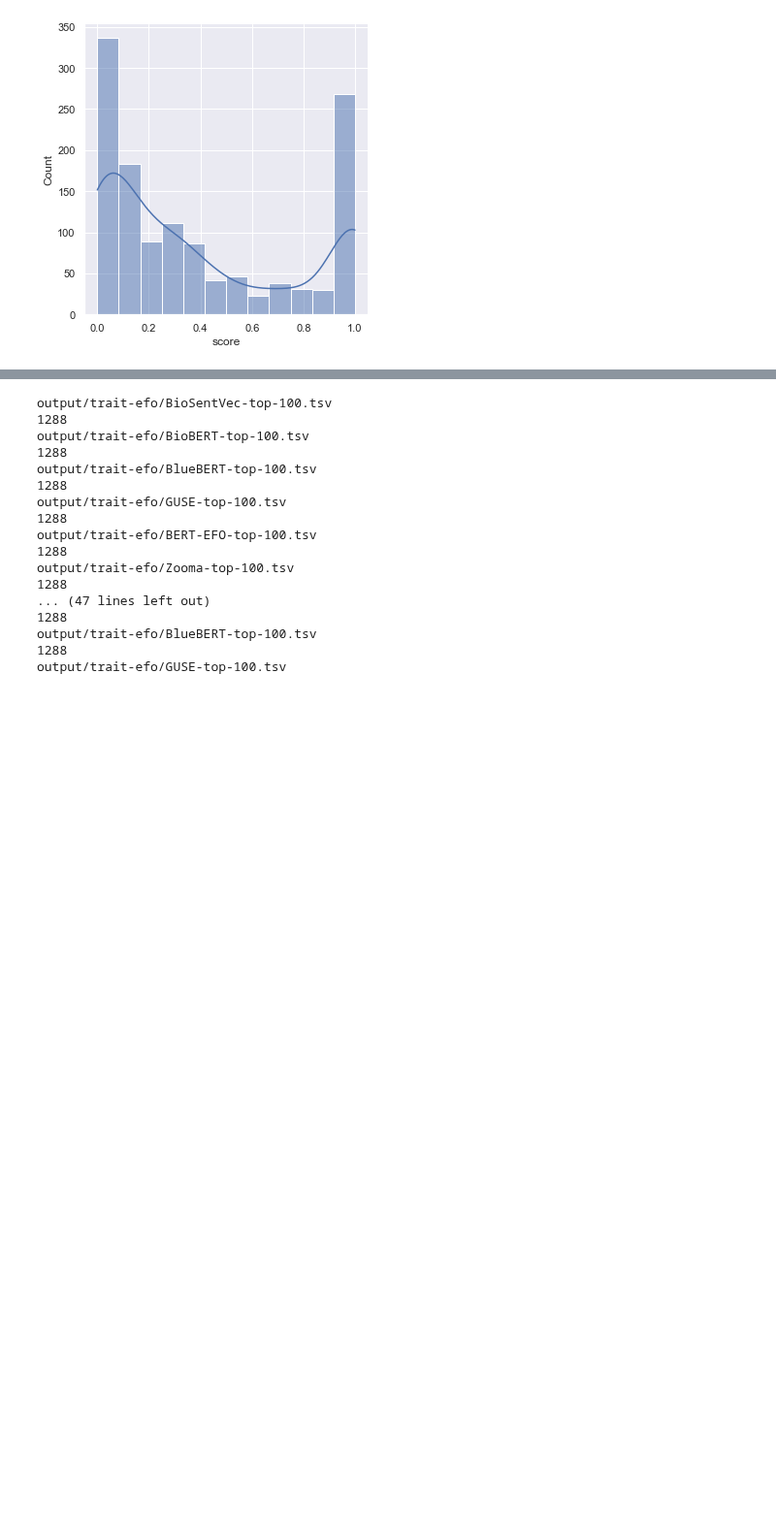
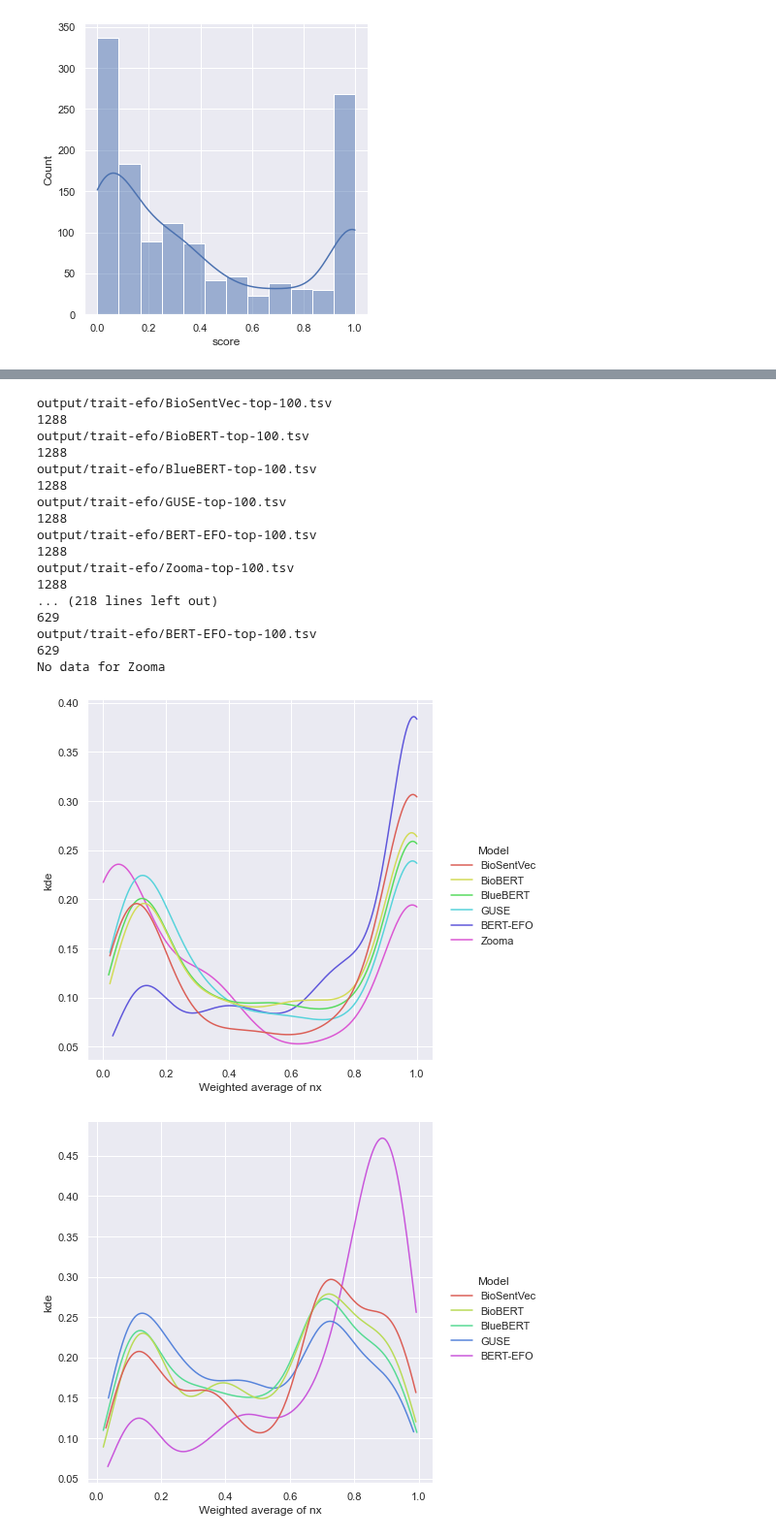
Before and after one commit to MRCIEU/vectology, a Jupyter notebook: analysis/paper/ebi-ukb-efo.ipynb, the cells around one changed output, grey strips where cells are left out. Shown at 97% size. Saved outputs shown, nothing was run; the diff lists cells and outputs as text; code cells hidden in the pictures; blank space fills up the shorter version.

Commit message:
removed duplicates from top pairs

```diff
--- a/analysis/paper/ebi-ukb-efo.ipynb
+++ b/analysis/paper/ebi-ukb-efo.ipynb
@@ -520,6 +520,7 @@ def filter_bert():
     df_top = pd.merge(df_top,efo_node_df,left_on='text_2',right_on='efo_label')
     df_top.rename(columns={'efo_id':'prediction'},inplace=True)
     df_top.drop('efo_label',axis=1,inplace=True)
+    df_top.drop_duplicates(subset=['manual','prediction'],inplace=True)
     print(df_top.head())
     df_top[['manual','prediction','score']].sort_values(by=['manual','score']).to_csv(f'{output}/BERT-EFO-pairwise-filter.tsv.gz',index=False,compression='gzip',sep='\t')
     print(df_top.head())
@@ -537,6 +538,8 @@ def get_top_using_pairwise_file(model_name,top_num):
             return
         print(df.head())
         print(df.shape)
+        #remove duplicates
+        df.drop_duplicates(subset=['manual','prediction'],inplace=True)
         top_res = []
         manual_efos = list(ebi_df['full_id'])
         for i in range(0,len(manual_efos)):
@@ -560,7 +563,7 @@ def get_top_using_pairwise_file(model_name,top_num):
                 top_res.append({'mapping_id':i,'manual':manual_efo,'prediction':predicted_efo,'score':score,'nx':nx_val})
                 #print(f"manual: {manual_efo} predicted: {predicted_efo} score: {score} nx: {nx_val}")
         res_df = pd.DataFrame(top_res)
-        res_df.to_csv(f,index=False)
+        res_df.to_csv(f,index=False,sep='\t')
 
 filter_bert()
 for m in modelData:
@@ -592,7 +595,7 @@ def calc_weighted_average(model_name,top_num,mapping_types):
     print(f)
     res = []
     try:
-        df = pd.read_csv(f,sep=',')
+        df = pd.read_csv(f,sep='\t')
         #print(df.head())
     except:
         print('Data do not exist for',model_name)
@@ -636,36 +639,38 @@ def run(mapping_types,mapping_name):
                     all_res[m['name']]=res
 
         df = pd.DataFrame(all_res)
         df['efo'] = ebi_df['full_id']
         #print(df.head())
         df_melt = pd.melt(df, id_vars=['efo'])
         df_melt.rename(columns={'variable':'Model'},inplace=True)
         #print(df_melt.head())
         #ax = sns.displot(x="value", hue="Model", data=df_melt, kind='kde', cut=0, palette=pallete, height=6, cumulative=True,common_norm=False)
         ax = sns.displot(x="value", hue="Model", data=df_melt, kind='kde', cut=0, palette=pallete, height=6,common_norm=True)
         #sns_plot = sns.displot(ebi_df, x=f"{model}-nx",kde=True)
         ax.set(xlabel=f'Weighted average of nx', ylabel='kde')
         #ax.set_xscale("log")
-        ax.savefig(f"{output}/weighted-average-nx-{top_num}-{mapping_name}.pdf")
+        ax.savefig(f"{output}/pdfs/weighted-average-nx-{top_num}-{mapping_name}.pdf")
 
 run(mapping_types=['Exact','Broad','Narrow'],mapping_name='all')
 run(mapping_types=['Exact'],mapping_name='exact')
 run(mapping_types=['Broad','Narrow'],mapping_name='broad-narrow')
 # %% [output]
 output/trait-efo/BioSentVec-top-100.tsv
 1288
 output/trait-efo/BioBERT-top-100.tsv
 1288
 output/trait-efo/BlueBERT-top-100.tsv
 1288
 output/trait-efo/GUSE-top-100.tsv
 1288
 output/trait-efo/BERT-EFO-top-100.tsv
 1288
 output/trait-efo/Zooma-top-100.tsv
 1288
-... (47 lines left out)
-1288
-output/trait-efo/BlueBERT-top-100.tsv
-1288
-output/trait-efo/GUSE-top-100.tsv
+... (218 lines left out)
+629
+output/trait-efo/BERT-EFO-top-100.tsv
+629
+No data for Zooma
+[figure, added]
+[figure, added]
```
Also changed, not shown: parts of 3 cells of this notebook, 1 other file.
